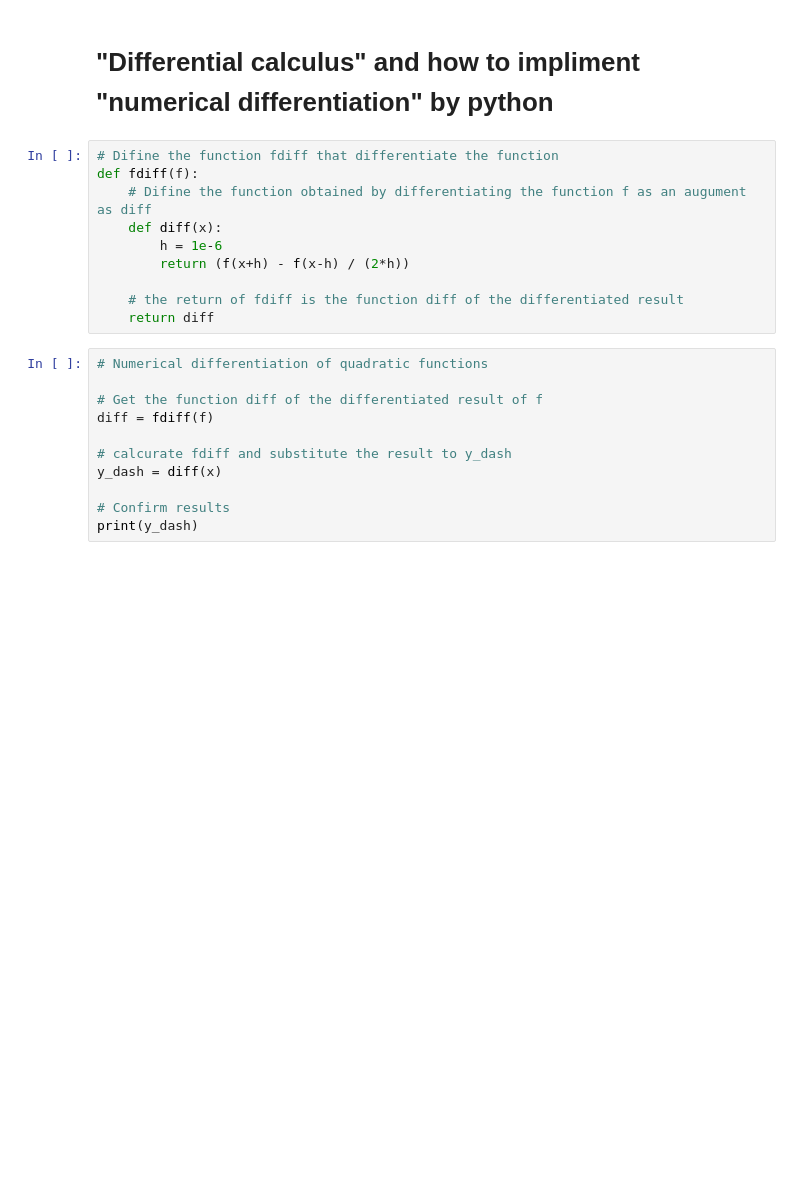
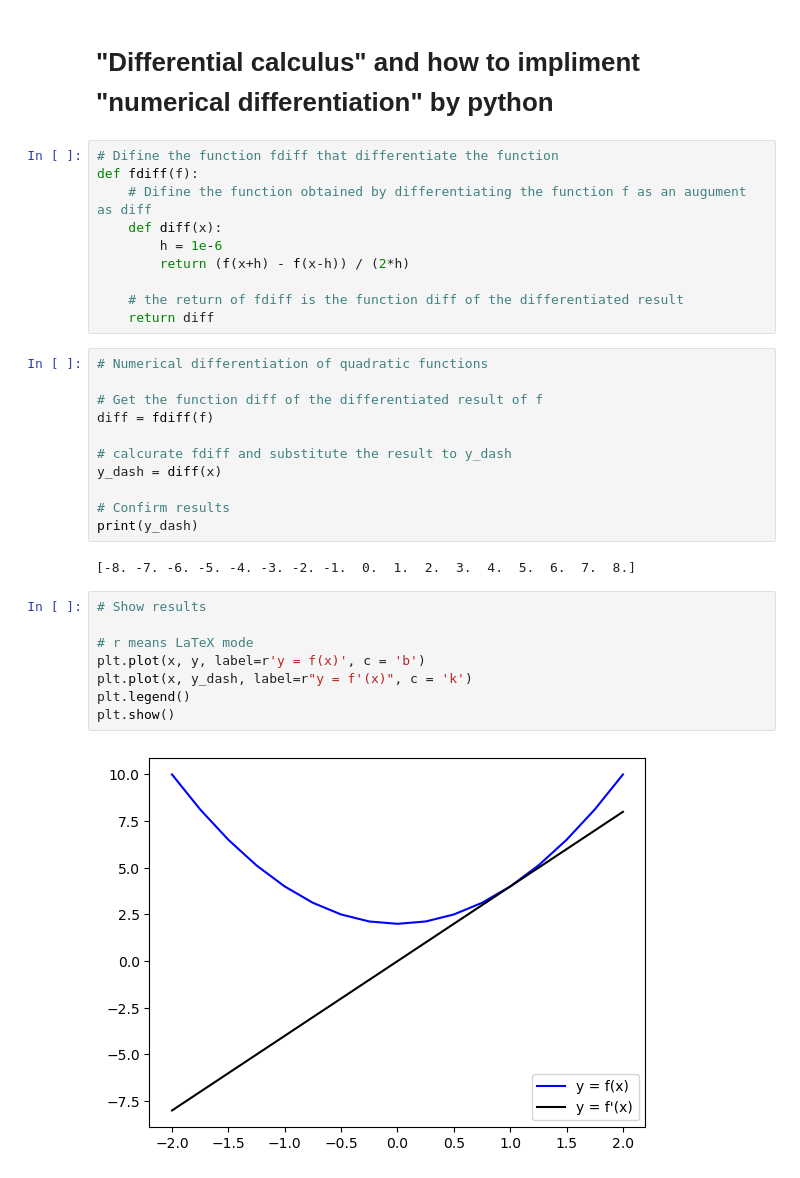
Before and after one commit to MatsukawaGenta/genmai-training, a Jupyter notebook: PyTorch_and_deeplearning_programming/notebooks/01_python.ipynb, the cells around one changed output. Cells and saved outputs as stored; diff of their text form; blank space fills up the shorter version.

```diff
--- a/PyTorch_and_deeplearning_programming/notebooks/01_python.ipynb
+++ b/PyTorch_and_deeplearning_programming/notebooks/01_python.ipynb
@@ -151,7 +151,7 @@ def fdiff(f):
     # Difine the function obtained by differentiating the function f as an augument as diff
     def diff(x):
         h = 1e-6
-        return (f(x+h) - f(x-h) / (2*h))
+        return (f(x+h) - f(x-h)) / (2*h)
 
     # the return of fdiff is the function diff of the differentiated result
     return diff
@@ -166,3 +166,15 @@ y_dash = diff(x)
 
 # Confirm results
 print(y_dash)
+# %% [output]
+[-8. -7. -6. -5. -4. -3. -2. -1.  0.  1.  2.  3.  4.  5.  6.  7.  8.]
+# %%
+# Show results
+
+# r means LaTeX mode
+plt.plot(x, y, label=r'y = f(x)', c = 'b')
+plt.plot(x, y_dash, label=r"y = f'(x)", c = 'k')
+plt.legend()
+plt.show()
+# %% [output]
+[figure, added]
```
Also changed, not shown: parts of 6 cells of this notebook.
